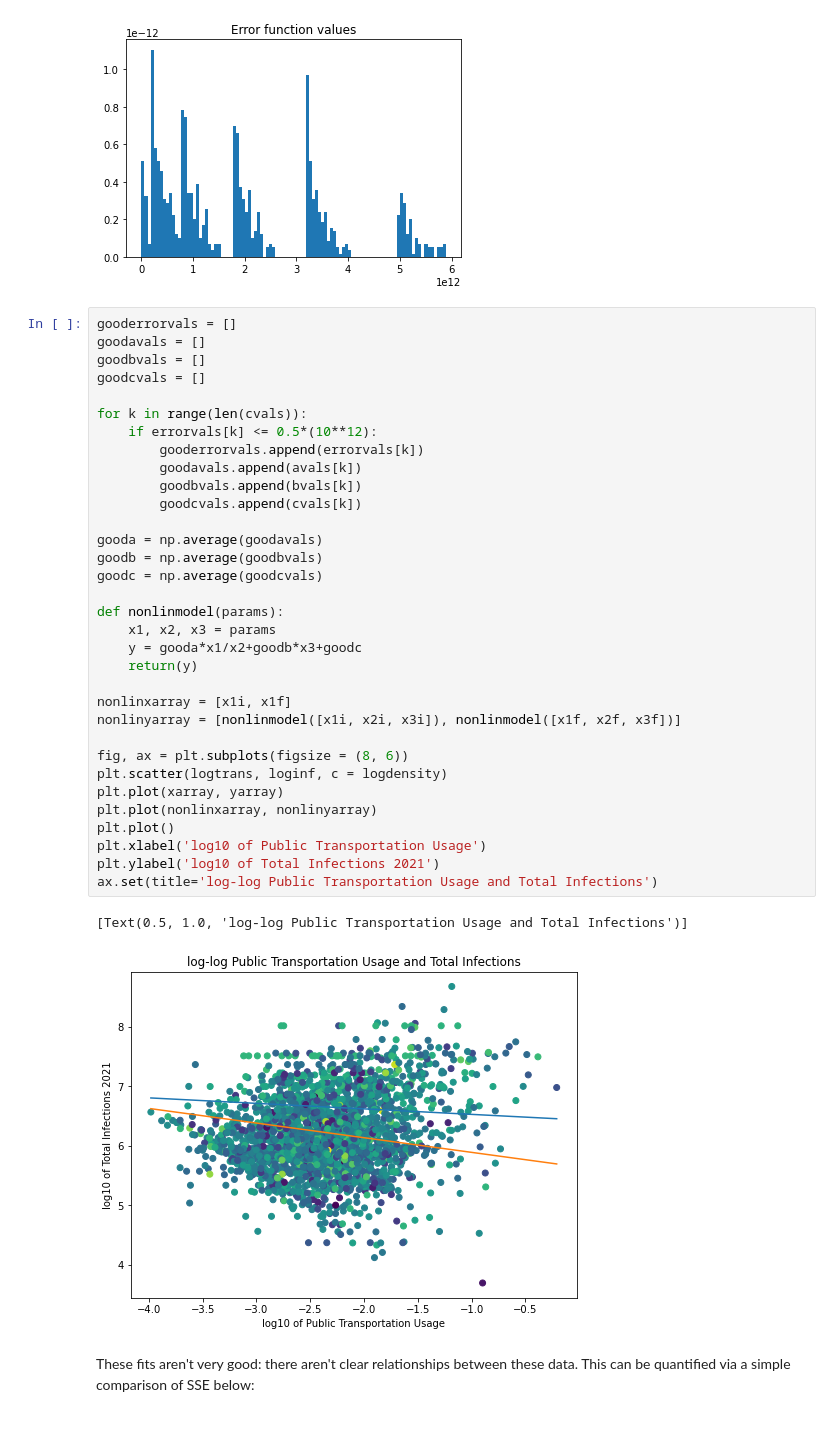
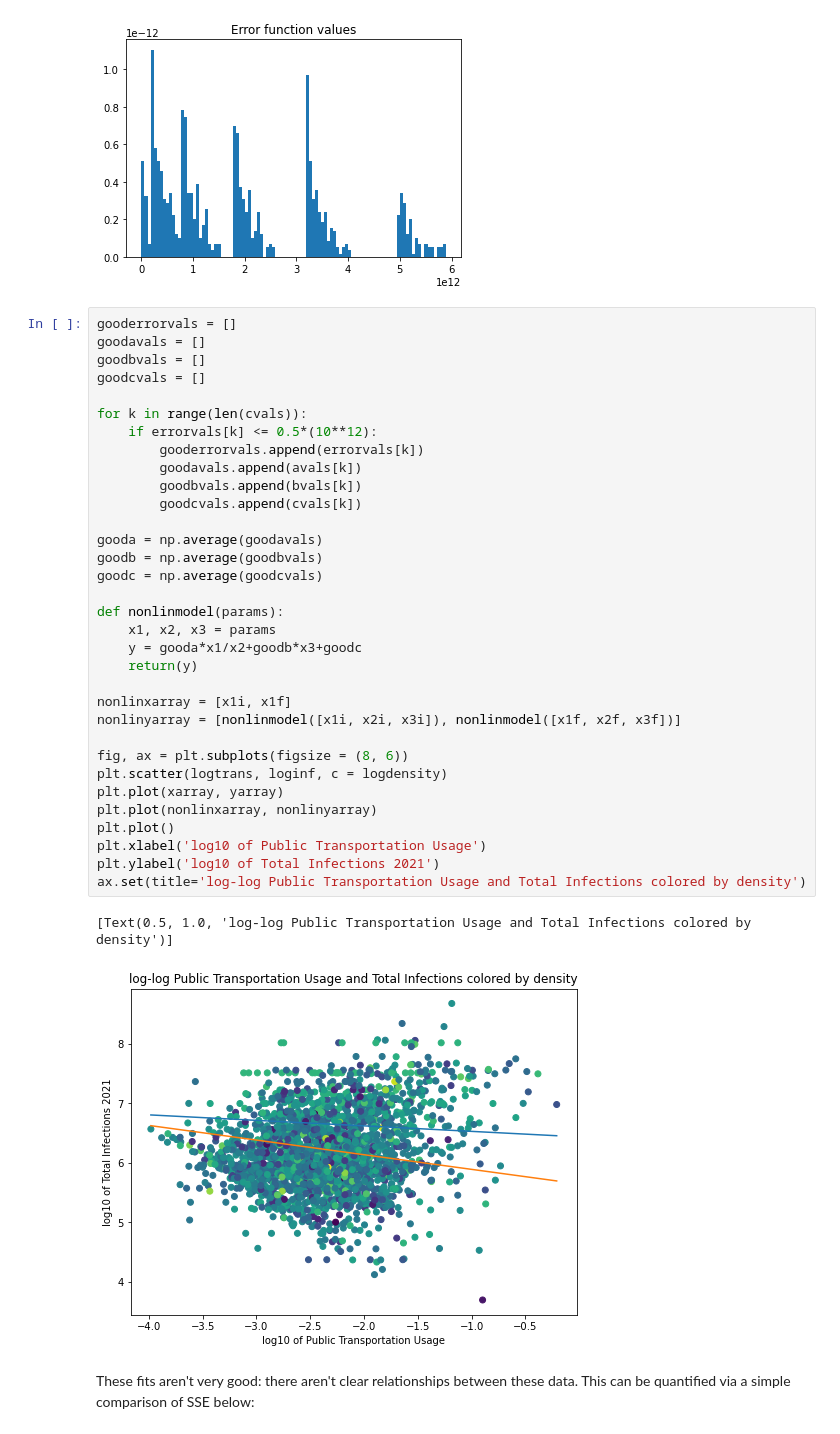
Before and after one commit to mdsnbutler/ChE_2410_Project_1_COVID-Factors, a Jupyter notebook: 3_linear_regression_and_nonlinear_minimization.ipynb, the cells around one changed output. Saved outputs shown, nothing was run; the diff lists cells and outputs as text.

```diff
--- a/3_linear_regression_and_nonlinear_minimization.ipynb
+++ b/3_linear_regression_and_nonlinear_minimization.ipynb
@@ -135,35 +135,35 @@ goodavals = []
 goodbvals = []
 goodcvals = []
 
 for k in range(len(cvals)):
     if errorvals[k] <= 0.5*(10**12):
         gooderrorvals.append(errorvals[k])
         goodavals.append(avals[k])
         goodbvals.append(bvals[k])
         goodcvals.append(cvals[k])
 
 gooda = np.average(goodavals)
 goodb = np.average(goodbvals)
 goodc = np.average(goodcvals)
 
 def nonlinmodel(params):
     x1, x2, x3 = params
     y = gooda*x1/x2+goodb*x3+goodc
     return(y)
 
 nonlinxarray = [x1i, x1f]
 nonlinyarray = [nonlinmodel([x1i, x2i, x3i]), nonlinmodel([x1f, x2f, x3f])]
 
 fig, ax = plt.subplots(figsize = (8, 6))
 plt.scatter(logtrans, loginf, c = logdensity)
 plt.plot(xarray, yarray)
 plt.plot(nonlinxarray, nonlinyarray)
 plt.plot()
 plt.xlabel('log10 of Public Transportation Usage')
 plt.ylabel('log10 of Total Infections 2021')
-ax.set(title='log-log Public Transportation Usage and Total Infections')
+ax.set(title='log-log Public Transportation Usage and Total Infections colored by density')
 # %% [output]
-[Text(0.5, 1.0, 'log-log Public Transportation Usage and Total Infections')]
+[Text(0.5, 1.0, 'log-log Public Transportation Usage and Total Infections colored by density')]
-[figure, old version]
+[figure, new version]
 # %% [markdown]
 These fits aren't very good: there aren't clear relationships between these data. This can be quantified via a simple comparison of SSE below:
```
Also changed, not shown: 8 other files.
